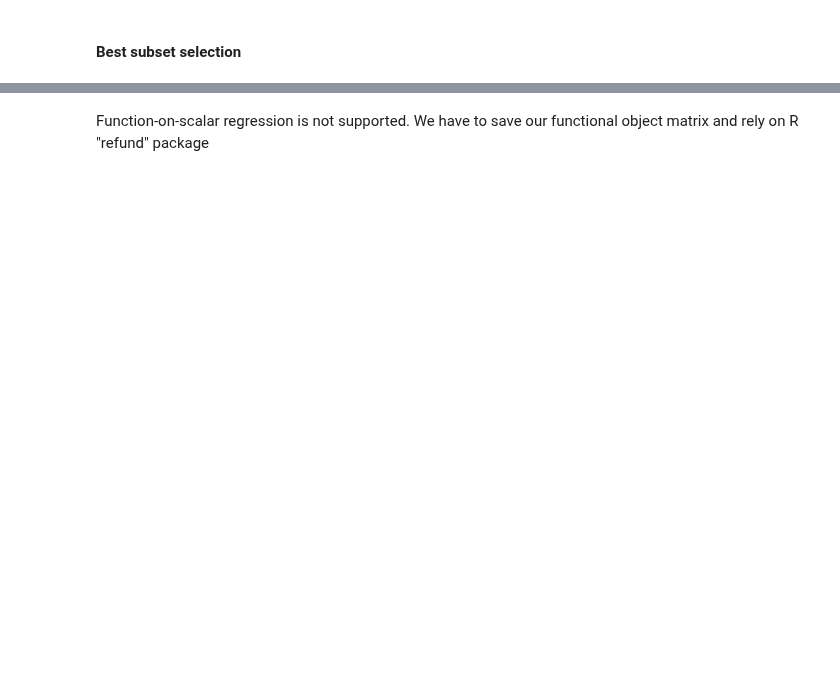
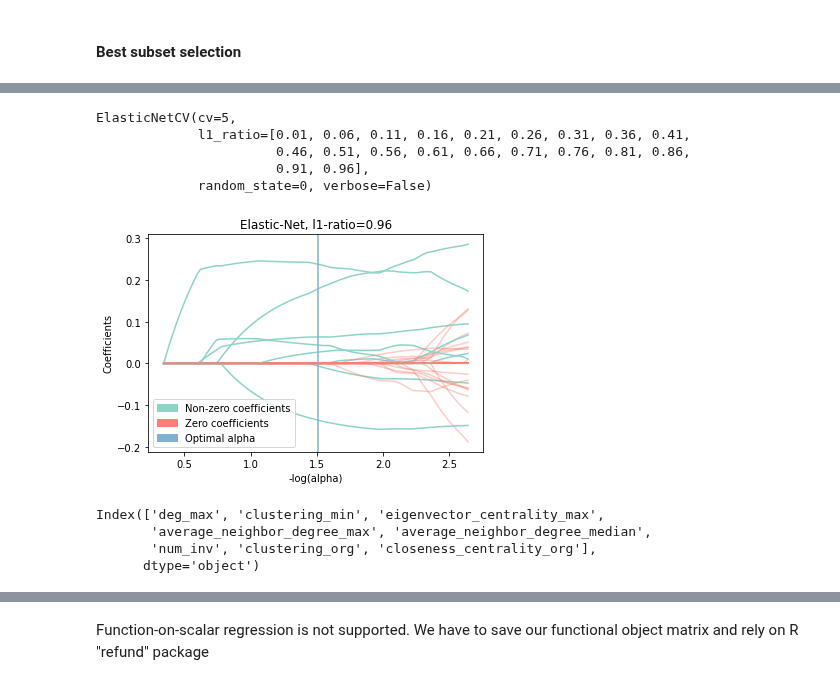
Before and after one commit to testalorenzo/crunch_net, a Jupyter notebook: ANS/notebook/notebooks/ANS_extension.ipynb, the cells around one changed output, grey strips where cells are left out. Saved outputs shown, nothing was run; the diff lists cells and outputs as text; code cells hidden in the pictures; blank space fills up the shorter version.

```diff
--- a/ANS/notebook/notebooks/ANS_extension.ipynb
+++ b/ANS/notebook/notebooks/ANS_extension.ipynb
@@ -508,7 +499,7 @@ def getBest(k, X, y):
 # Could take quite a while to complete...
 models_best = pd.DataFrame(columns=["R2", "model"])
 tic = time.time()
-for i in range(1,6):
+for i in range(1,4):
     models_best.loc[i] = getBest(i, cumulative_merge.drop(['country', 'continent', 'industry', 'cum'], axis=1), cumulative_merge.cum)
 toc = time.time()
 print("Total elapsed time:", (toc-tic), "seconds")
@@ -520,0 +552,42 @@ models_best.model.iloc[1].params
+# %%
+a=cumulative_merge.drop(['country', 'continent', 'industry', 'cum'], axis=1).dropna(axis = 0)
+regr = ElasticNetCV(cv=5, random_state=0, l1_ratio=[x/100 for x in range(1,100,5)], verbose=False)
+regr.fit(a, cumulative_merge[cumulative_merge.index.isin(a.index)].cum)
+# %% [output]
+ElasticNetCV(cv=5,
+             l1_ratio=[0.01, 0.06, 0.11, 0.16, 0.21, 0.26, 0.31, 0.36, 0.41,
+                       0.46, 0.51, 0.56, 0.61, 0.66, 0.71, 0.76, 0.81, 0.86,
+                       0.91, 0.96],
+             random_state=0, verbose=False)
+# %%
+eps = 5e-3
+alphas_enet, coefs_enet, _ = enet_path(a, cumulative_merge[cumulative_merge.index.isin(a.index)].cum, eps=eps, l1_ratio=regr.l1_ratio_)
+neg_log_alphas_enet = -np.log10(alphas_enet)
+
+fig, ax = plt.subplots(1,1, figsize=(6, 4))
+for i in range(len(coefs_enet)):
+    coef_e=coefs_enet[i]
+    if regr.coef_[i]!=0:
+        plt.plot(neg_log_alphas_enet, coef_e, c=default_color3)
+    else:
+        plt.plot(neg_log_alphas_enet, coef_e, c=default_color2, alpha=0.4)
+plt.xlabel("-log(alpha)")
+plt.ylabel("Coefficients")
+ax.axvline(-np.log10(regr.alpha_), c=default_color)
+plt.title("Elastic-Net, l1-ratio="+str(regr.l1_ratio_))
+patcha = mpatches.Patch(color=default_color3, label='Non-zero coefficients')
+patchb = mpatches.Patch(color=default_color2, label='Zero coefficients')
+patchc = mpatches.Patch(color=default_color, label='Optimal alpha')
+plt.legend(handles=[patcha, patchb, patchc])
+
+os.chdir('/Users/ltesta/Documents/GitHub/crunch_net/ANS/plots')
+plt.savefig('elastic_net_coefficients.pdf', bbox_inches="tight")
+# %% [output]
+[figure, added]
+# %%
+a.loc[:,regr.coef_!=0].columns
+# %% [output]
+Index(['deg_max', 'clustering_min', 'eigenvector_centrality_max',
+       'average_neighbor_degree_max', 'average_neighbor_degree_median',
+       'num_inv', 'clustering_org', 'closeness_centrality_org'],
+      dtype='object')
```
Also changed, not shown: parts of 16 cells of this notebook, 2 other files.
